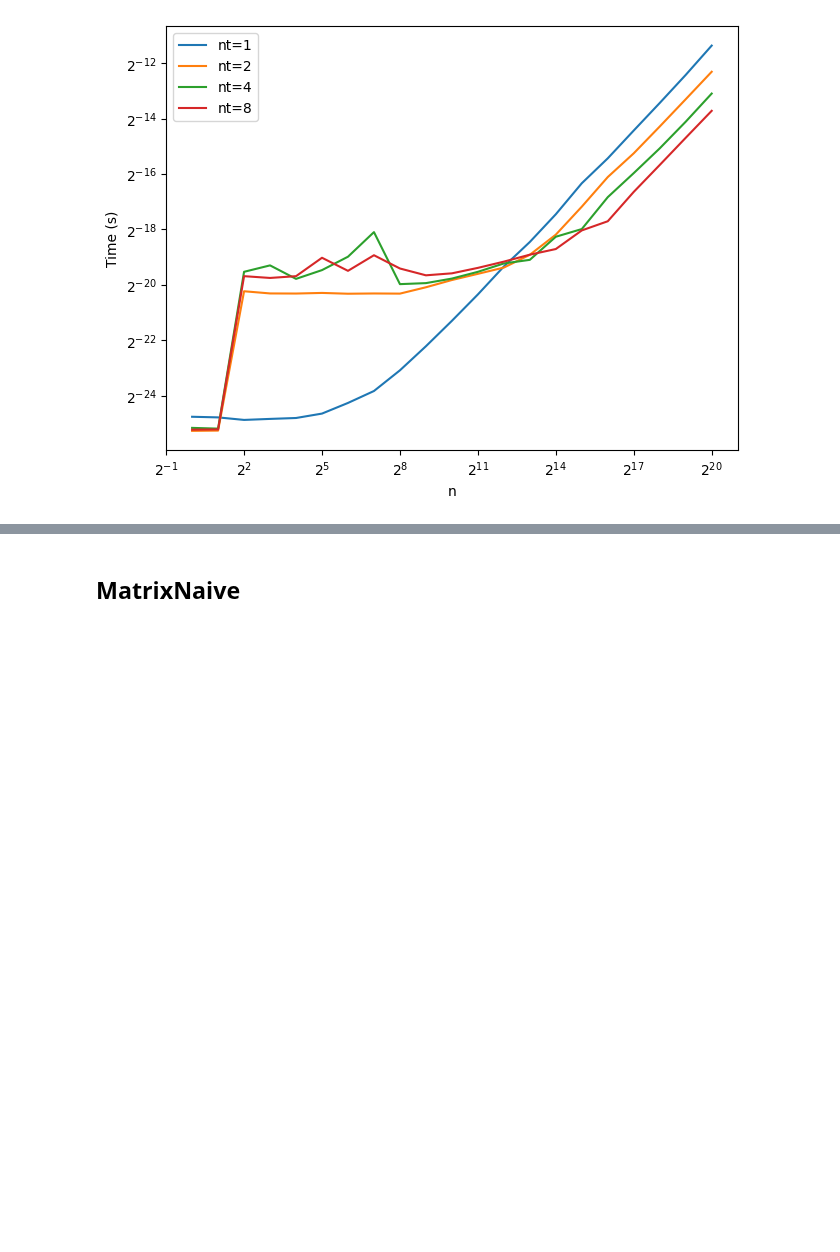
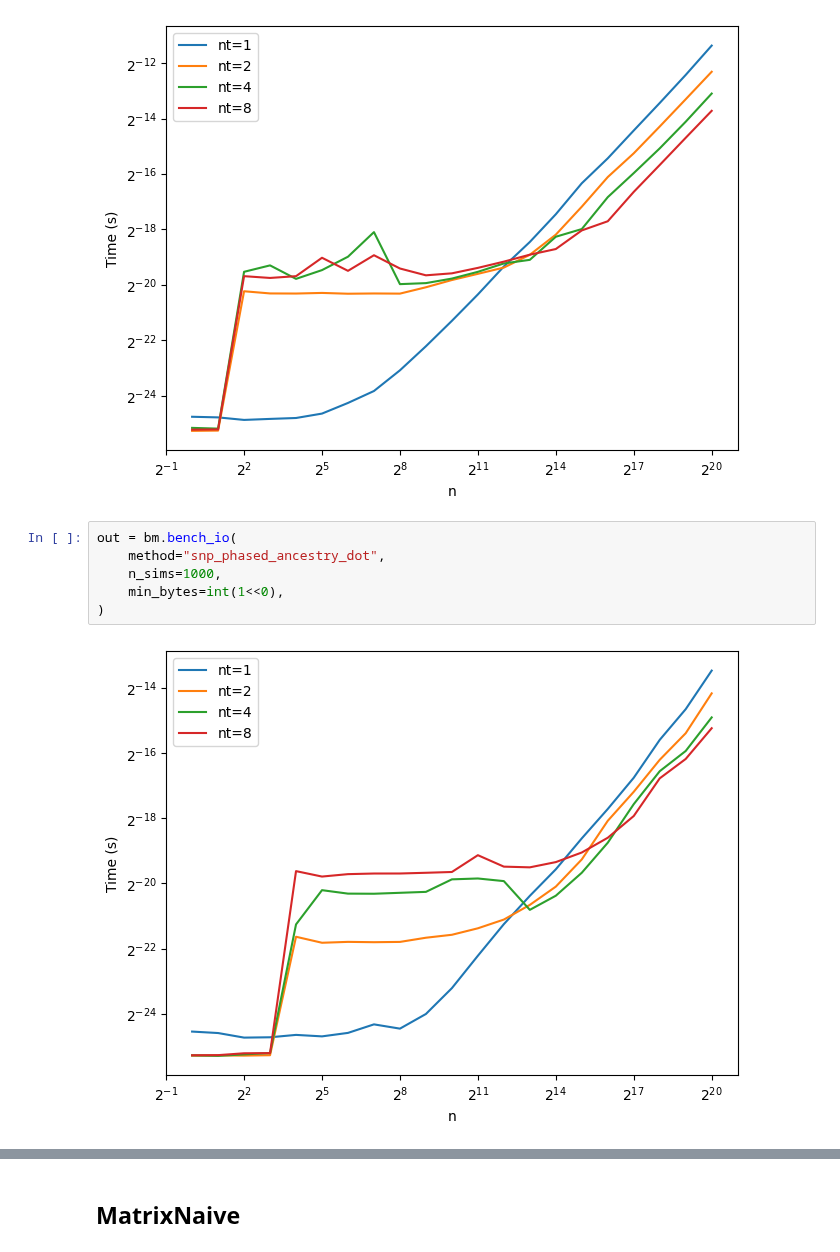
Before and after one commit to JamesYang007/adelie, a Jupyter notebook: benchmark/bench_matrix.ipynb, the cells around one changed output, grey strips where cells are left out. Drawn from its saved outputs; the diff is of its cells as text; blank space fills up the shorter version.

```diff
--- a/benchmark/bench_matrix.ipynb
+++ b/benchmark/bench_matrix.ipynb
@@ -120,3 +121,11 @@ out = bm.bench_io(
 )
 # %% [output]
 [figure]
+# %%
+out = bm.bench_io(
+    method="snp_phased_ancestry_dot",
+    n_sims=1000,
+    min_bytes=int(1<<0),
+)
+# %% [output]
+[figure, added]
```
Also changed, not shown: parts of 12 cells of this notebook, 10 other files.
